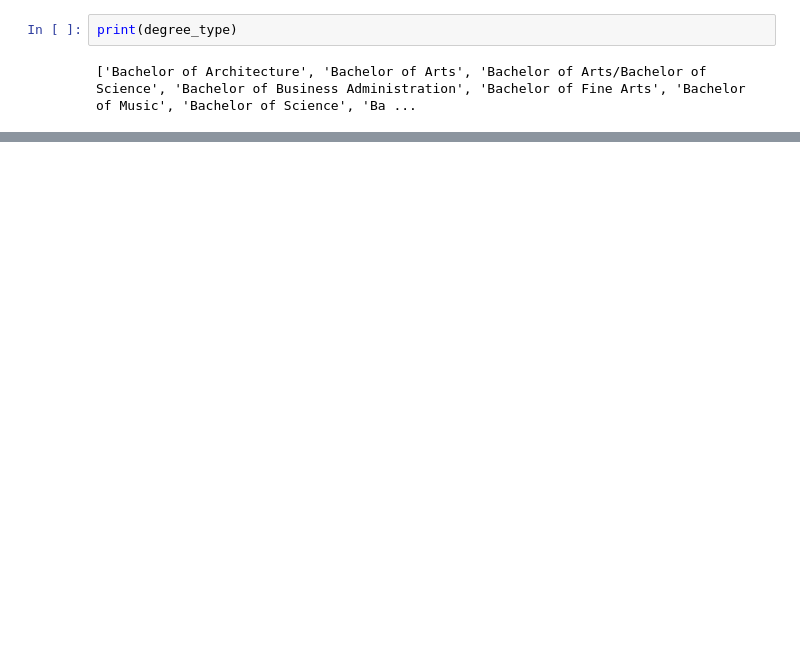
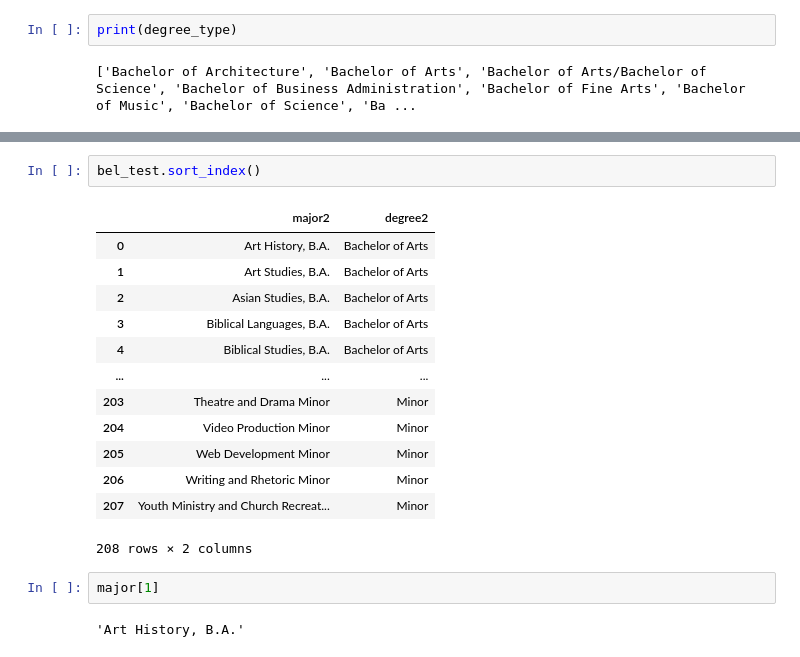
Before and after one commit to SamSitarek/advisory_tool, a Jupyter notebook: Notebooks/belmont_webscrape.ipynb, the cells around one changed output, grey strips where cells are left out. Saved outputs shown, nothing was run; the diff lists cells and outputs as text; blank space fills up the shorter version.

```diff
--- a/Notebooks/belmont_webscrape.ipynb
+++ b/Notebooks/belmont_webscrape.ipynb
@@ -546,0 +570,20 @@ print(soup_courses_1)
+# %%
+bel_test.sort_index()
+# %% [output]
+|  | major2 | degree2 |
+| 0 | Art History, B.A. | Bachelor of Arts |
+| 1 | Art Studies, B.A. | Bachelor of Arts |
+| 2 | Asian Studies, B.A. | Bachelor of Arts |
+| 3 | Biblical Languages, B.A. | Bachelor of Arts |
+| 4 | Biblical Studies, B.A. | Bachelor of Arts |
+| ... | ... | ... |
+| 203 | Theatre and Drama Minor | Minor |
+| 204 | Video Production Minor | Minor |
+| 205 | Web Development Minor | Minor |
+| 206 | Writing and Rhetoric Minor | Minor |
+| 207 | Youth Ministry and Church Recreat... | Minor |
+208 rows × 2 columns
+# %%
+major[1]
+# %% [output]
+'Art History, B.A.'
```
Also changed, not shown: parts of 57 cells of this notebook, 3 other files.
